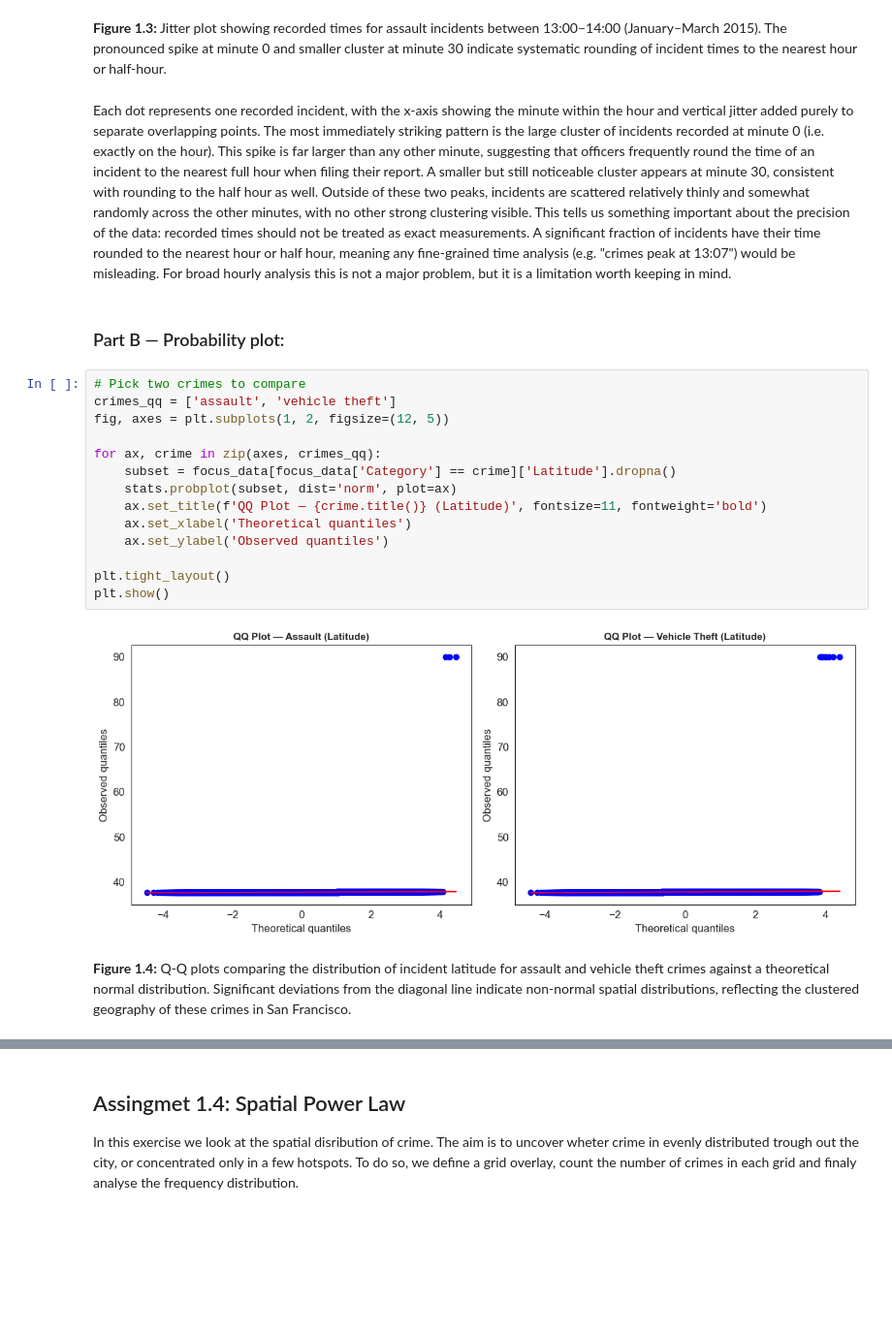
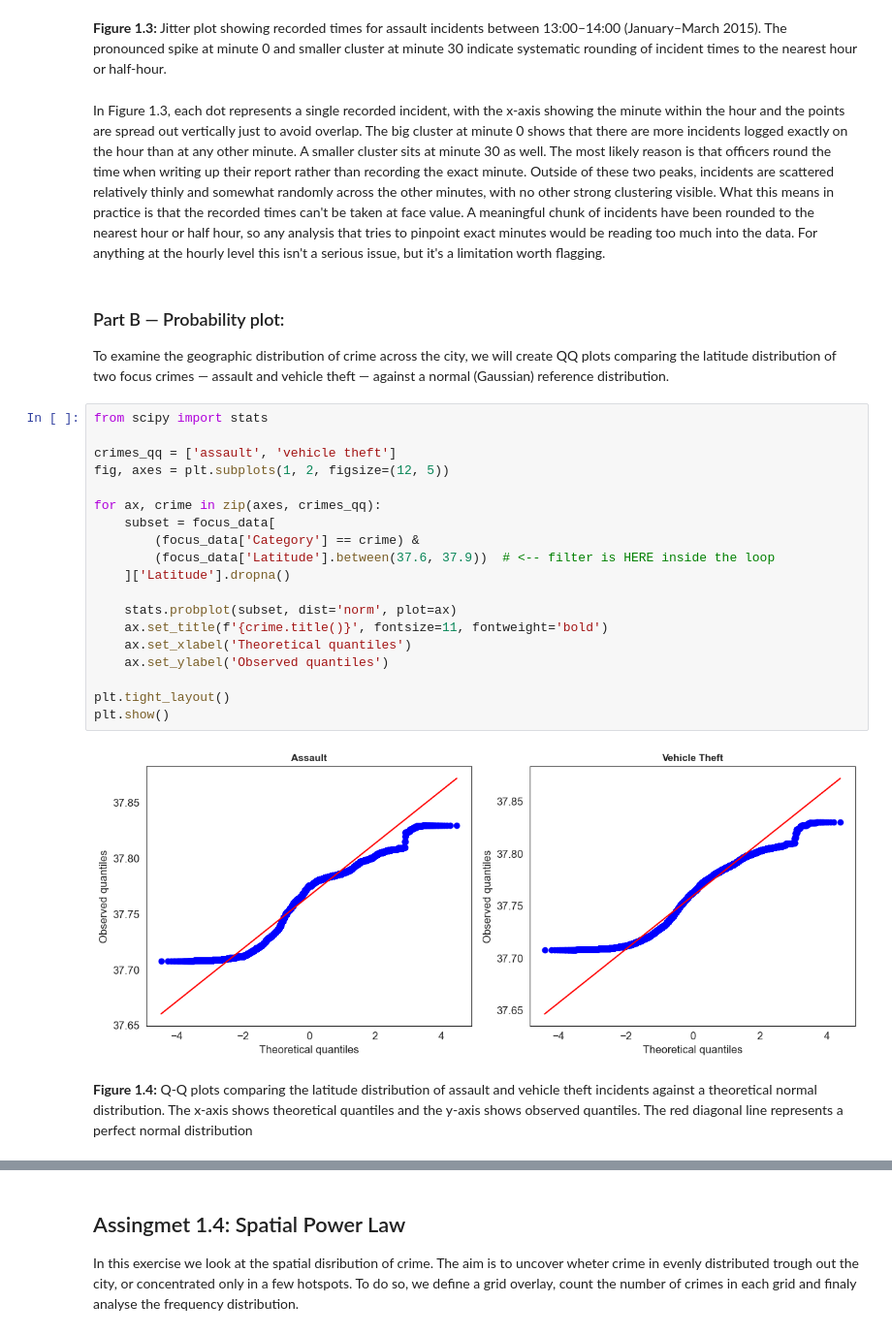
Before and after one commit to sterlie/socialdata_1, a Jupyter notebook: report_1.ipynb, the cells around one changed output, grey strips where cells are left out. Shown at 97% size. Saved outputs shown, nothing was run; the diff lists cells and outputs as text; blank space fills up the shorter version.

```diff
--- a/report_1.ipynb
+++ b/report_1.ipynb
@@ -191,27 +154,34 @@ plt.show()
 # %% [markdown]
 **Figure 1.3:** Jitter plot showing recorded times for assault incidents between 13:00–14:00 (January–March 2015). The pronounced spike at minute 0 and smaller cluster at minute 30 indicate systematic rounding of incident times to the nearest hour or half-hour.
 # %% [markdown]
-Each dot represents one recorded incident, with the x-axis showing the minute within the hour and vertical jitter added purely to separate overlapping points.
-The most immediately striking pattern is the large cluster of incidents recorded at minute 0 (i.e. exactly on the hour). This spike is far larger than any other minute, suggesting that officers frequently round the time of an incident to the nearest full hour when filing their report. A smaller but still noticeable cluster appears at minute 30, consistent with rounding to the half hour as well.
+In Figure 1.3, each dot represents a single recorded incident, with the x-axis showing the minute within the hour and the points are spread out vertically just to avoid overlap.
+The big cluster at minute 0 shows that there are more incidents logged exactly on the hour than at any other minute. A smaller cluster sits at minute 30 as well.
+The most likely reason is that officers round the time when writing up their report rather than recording the exact minute.
 Outside of these two peaks, incidents are scattered relatively thinly and somewhat randomly across the other minutes, with no other strong clustering visible.
-This tells us something important about the precision of the data: recorded times should not be treated as exact measurements. A significant fraction of incidents have their time rounded to the nearest hour or half hour, meaning any fine-grained time analysis (e.g. "crimes peak at 13:07") would be misleading. For broad hourly analysis this is not a major problem, but it is a limitation worth keeping in mind.
+What this means in practice is that the recorded times can't be taken at face value. A meaningful chunk of incidents have been rounded to the nearest hour or half hour, so any analysis that tries to pinpoint exact minutes would be reading too much into the data. For anything at the hourly level this isn't a serious issue, but it's a limitation worth flagging.
-# %% [markdown]
-### Part B — Probability plot:
-# %%
-# Pick two crimes to compare
-crimes_qq = ['assault', 'vehicle theft']
-fig, axes = plt.subplots(1, 2, figsize=(12, 5))
-
-for ax, crime in zip(axes, crimes_qq):
-    subset = focus_data[focus_data['Category'] == crime]['Latitude'].dropna()
-    stats.probplot(subset, dist='norm', plot=ax)
-    ax.set_title(f'QQ Plot — {crime.title()} (Latitude)', fontsize=11, fontweight='bold')
-    ax.set_xlabel('Theoretical quantiles')
-    ax.set_ylabel('Observed quantiles')
-
-plt.tight_layout()
-plt.show()
-# %% [output]
-[figure, removed]
+# %% [markdown]
+### Part B — Probability plot:
+To examine the geographic distribution of crime across the city, we will create QQ plots comparing the latitude distribution of two focus crimes — assault and vehicle theft — against a normal (Gaussian) reference distribution.
+# %%
+from scipy import stats
+
+crimes_qq = ['assault', 'vehicle theft']
+fig, axes = plt.subplots(1, 2, figsize=(12, 5))
+
+for ax, crime in zip(axes, crimes_qq):
+    subset = focus_data[
+        (focus_data['Category'] == crime) &
+        (focus_data['Latitude'].between(37.6, 37.9))  # <-- filter is HERE inside the loop
+    ]['Latitude'].dropna()
+
+    stats.probplot(subset, dist='norm', plot=ax)
+    ax.set_title(f'{crime.title()}', fontsize=11, fontweight='bold')
+    ax.set_xlabel('Theoretical quantiles')
+    ax.set_ylabel('Observed quantiles')
+
+plt.tight_layout()
+plt.show()
+# %% [output]
+[figure, added]
 # %% [markdown]
-**Figure 1.4:** Q-Q plots comparing the distribution of incident latitude for assault and vehicle theft crimes against a theoretical normal distribution. Significant deviations from the diagonal line indicate non-normal spatial distributions, reflecting the clustered geography of these crimes in San Francisco.
+**Figure 1.4:** Q-Q plots comparing the latitude distribution of assault and vehicle theft incidents against a theoretical normal distribution. The x-axis shows theoretical quantiles and the y-axis shows observed quantiles. The red diagonal line represents a perfect normal distribution
```
Also changed, not shown: parts of 26 cells of this notebook.
